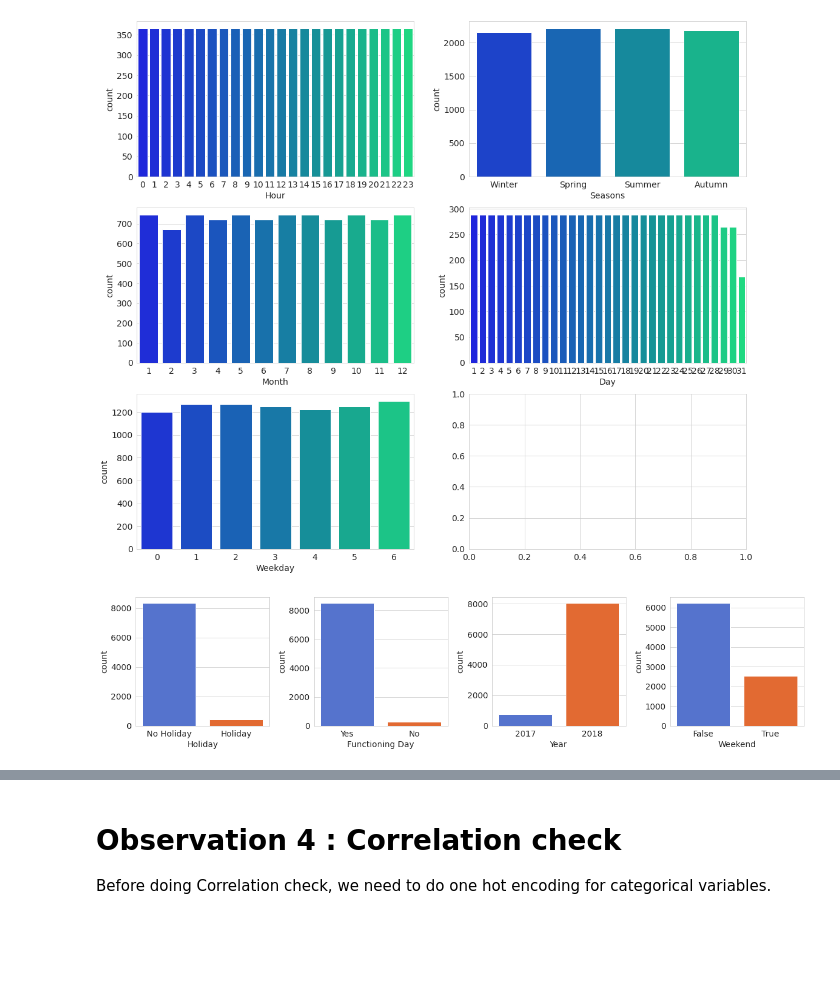
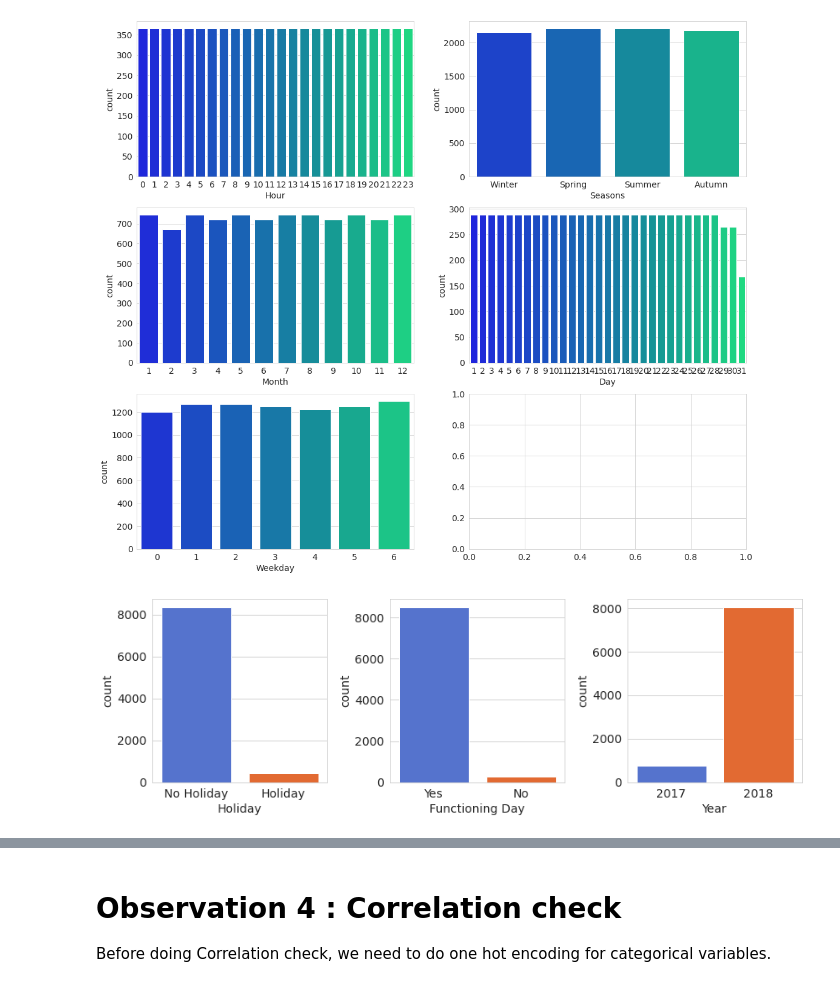
Before and after one commit to Gaurav2912/Bike-Sharing-Demand-Prediction, a Jupyter notebook: Bike_Sharing_Demand_Prediction_Capstone_Project.ipynb, the cells around one changed output, grey strips where cells are left out. Cells and saved outputs as stored; diff of their text form; code cells hidden in the pictures; blank space fills up the shorter version.

```diff
--- a/Bike_Sharing_Demand_Prediction_Capstone_Project.ipynb
+++ b/Bike_Sharing_Demand_Prediction_Capstone_Project.ipynb
@@ -166,15 +165,8 @@ Extract part of date
 * Day
 * Weekday
 # %%
-Convert it to datetime object
+# Convert it to datetime object
 df['Date'] =  pd.to_datetime(df['Date'])
-
-def add_weekend(day):
-  """
-  return True for weekend, for saturday and sunday.
-  """
-  return True if day in [5,6] else False
-
 
 def add_dateparts(df, col):
   """
@@ -189,9 +181,6 @@ def add_dateparts(df, col):
 # creating datepart
 add_dateparts(df, 'Date')
 
-# create new column for weekend
-df['Weekend'] = df['Weekday'].apply(add_weekend)
-
 # Now it is time to drop the feature
 df.drop("Date",axis= 1, inplace=True)
 
@@ -248,5 +236,5 @@ The count plot will have those features which have less than 32 unique values.
 # %%
 # set default gridtype, fontsize and palette
 sns.set_style("whitegrid")
-sns.set_palette(palette = ['#4169E1', '#FF5F15', '#4CBB17'])
+sns.set_palette(palette = ['#4169E1', '#FF5F15', '#4CBB17', '#FF5959'])
 plt.rcParams['font.size'] = 14
@@ -264,14 +274,14 @@ for i, feature in enumerate(features_cplot):
 [figure]
 # %%
 # Creates a blanck canvas
-fig, axes = plt.subplots(figsize=(17,4), nrows= 1, ncols= 4)
+fig, axes = plt.subplots(figsize=(12,4), nrows= 1, ncols= 3)
 
 # binary feature
 features_cplot_bin = [col for col in df.columns  if len(df[col].unique()) < 3]
 
 for i, feature in enumerate(features_cplot_bin):
   sns.countplot(data= df, x = feature, ax = axes[i])
 
 plt.tight_layout();
 # %% [output]
-[figure, old version]
+[figure, new version]
```
Also changed, not shown: parts of 20 cells of this notebook.
